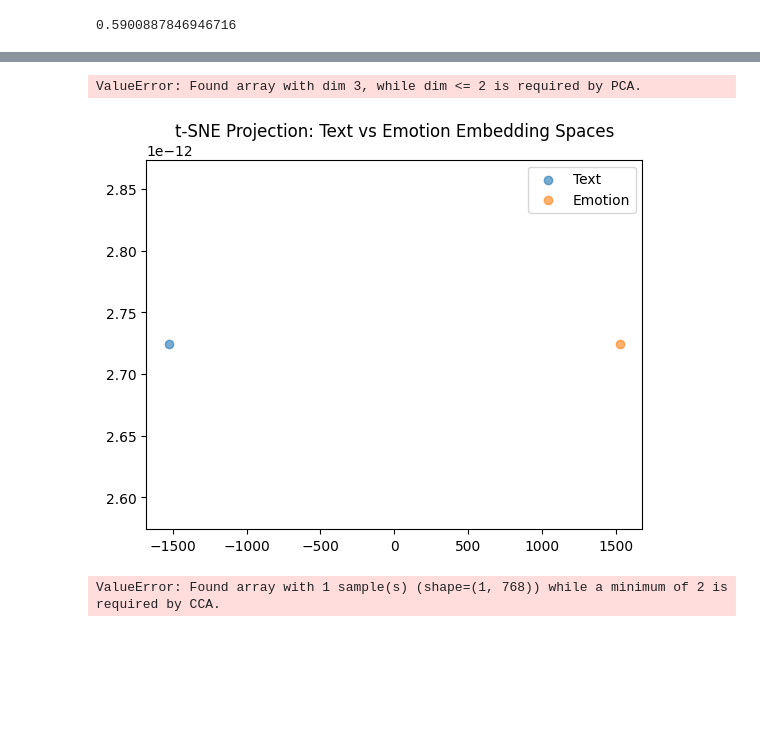
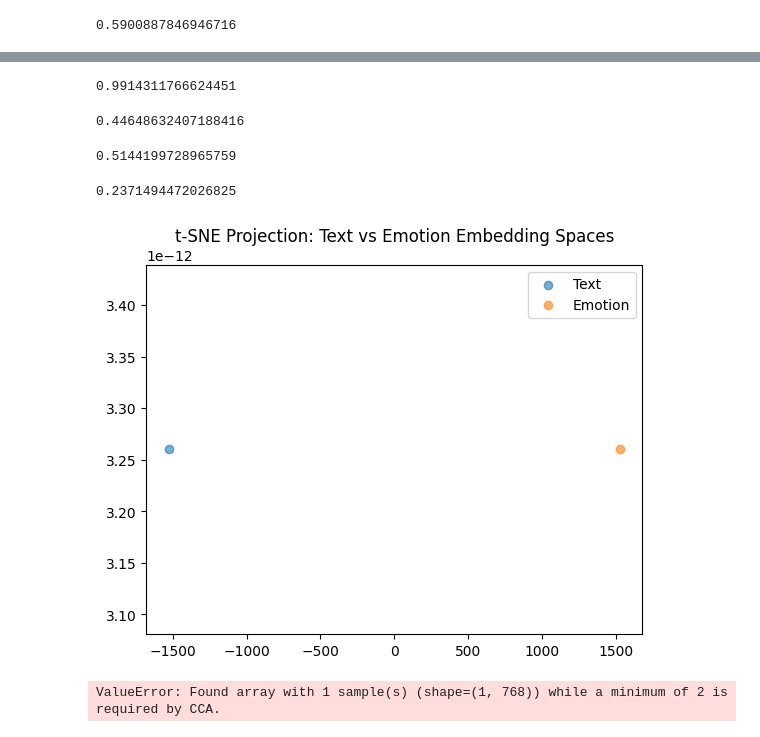
Before and after one commit to SubinoyBera/EmoAxis, a Jupyter notebook: emotion_embed.ipynb, the cells around one changed output, grey strips where cells are left out. Saved outputs shown, nothing was run; the diff lists cells and outputs as text; code cells hidden in the pictures; blank space fills up the shorter version.

```diff
--- a/emotion_embed.ipynb
+++ b/emotion_embed.ipynb
@@ -135,10 +149,7 @@ with open("label_embeddings.json", "w") as f:
     json.dump(label_embeddings, f)
 # %%
 import json
+import torch
 
-with open("label_embeddings.json", "r") as f:
+with open("label_embeddings_new.json", "r") as f:
     label_embeddings = json.load(f)
-# %%
-emo_embed = {}
-for k, v in label_embeddings.items():
-    emo_embed[str(k)] = torch.tensor(v, dtype=torch.float32)
@@ -158,0 +156,5 @@ torch.Size([1, 768])
+# %%
+import torch
+emo_emb=[]
+for k, v in label_embeddings.items():
+    emo_emb.append(v)
@@ -158,0 +167,6 @@ torch.Size([1, 768])
+# %%
+joy_emb = emo_emb.get("joy")
+anger_emb = emo_emb.get("anger")
+pride_emb = emo_emb.get("pride")
+sadness_emb = emo_emb.get("sadness")
+annoyance_emb = emo_emb.get("annoyance")
@@ -172,39 +185,39 @@ cosine_similarity(text_embeds, emotion_embeds).item()
-# %%
-import matplotlib.pyplot as plt
-from sklearn.decomposition import PCA
-
-vectors = torch.stack([emo_embed[e] for e in emo_embed.keys()] + [text_embeds])
-labels = list(emo_embed.keys()) + ["text"]
-
-proj = PCA(n_components=2).fit_transform(vectors.numpy())
-
-plt.figure(figsize=(6,6))
-plt.scatter(proj[:-1,0], proj[:-1,1], label="Emotions")
-plt.scatter(proj[-1,0], proj[-1,1], color='red', label="Text")
-for i, name in enumerate(labels):
-    plt.text(proj[i,0]+0.01, proj[i,1]+0.01, name)
-plt.legend()
-plt.title("PCA Projection of Text vs Emotion Embeddings")
-plt.show()
-# %% [output]
-ValueError: Found array with dim 3, while dim <= 2 is required by PCA.
+# %%
+e1 = get_embedding("love")
+cosine_similarity(text_emb, e1).item()
+# %% [output]
+0.9914311766624451
+# %%
+cosine_similarity(text_emb, annoyance_emb).item()
+# %% [output]
+0.44648632407188416
+# %%
+from torch.nn.functional import cosine_similarity
+cosine_similarity(anger_emb, sadness_emb).item()
+# %% [output]
+0.5144199728965759
+# %%
+from torch.nn.functional import cosine_similarity
+cosine_similarity(text_emb, annoyance_emb).item()
+# %% [output]
+0.2371494472026825
 # %%
 from sklearn.manifold import TSNE
 import matplotlib.pyplot as plt
-
-combined = np.concatenate([text_embeds, emotion_embeds])
-labels = np.array(["text"] * len(text_embeds) + ["emotion"] * len(emotion_embeds))
+import numpy as np
+combined = np.concatenate([text_emb, anger_emb])
+labels = np.array(["text"] * len(text_emb) + ["emotion"] * len(anger_emb))
 
 tsne = TSNE(n_components=2, perplexity=1, random_state=42)
 proj = tsne.fit_transform(combined)
 
 plt.scatter(proj[labels=="text",0], proj[labels=="text",1], alpha=0.6, label="Text")
 plt.scatter(proj[labels=="emotion",0], proj[labels=="emotion",1], alpha=0.6, label="Emotion")
 plt.legend()
 plt.title("t-SNE Projection: Text vs Emotion Embedding Spaces")
 plt.show()
 # %% [output]
-[figure, old version]
+[figure, new version]
 # %%
 from sklearn.cross_decomposition import CCA
 
```
Also changed, not shown: parts of 15 cells of this notebook, 6 other files.
